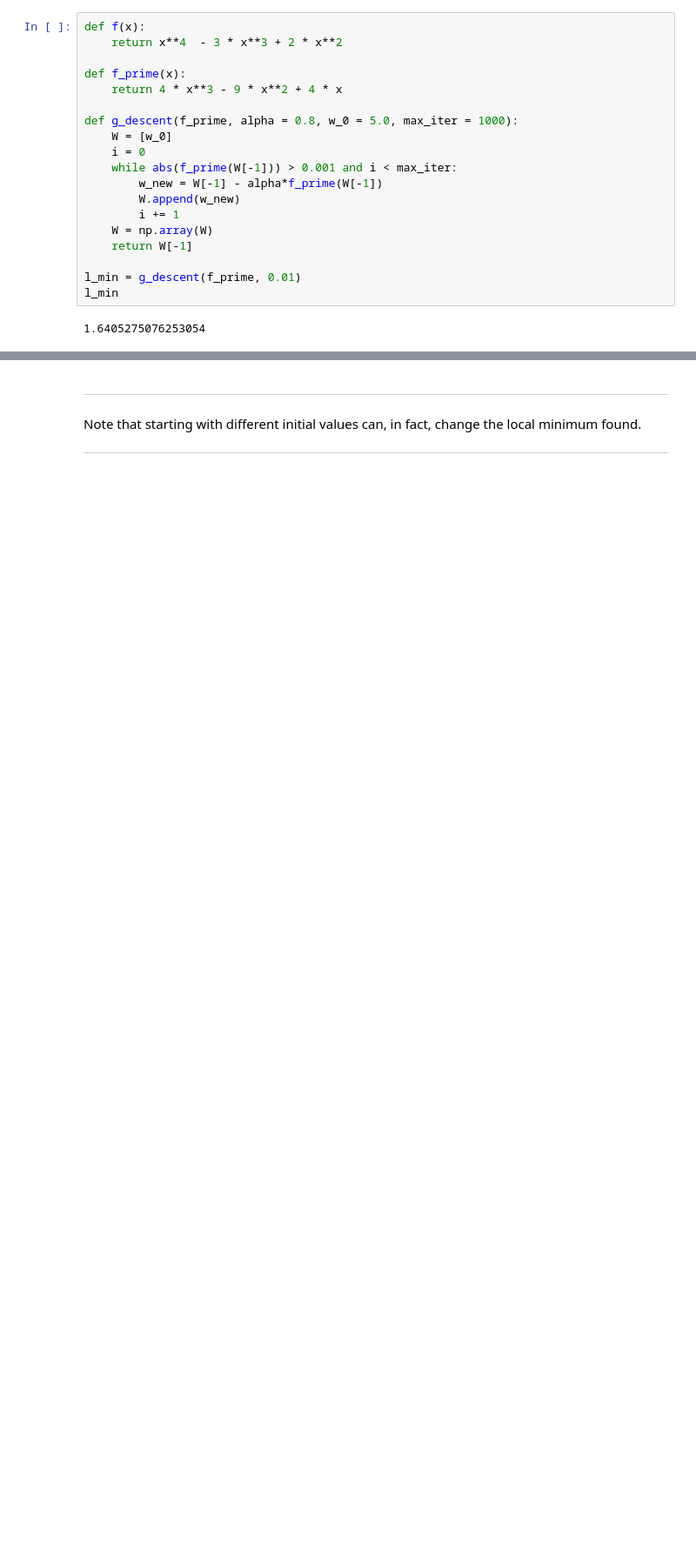
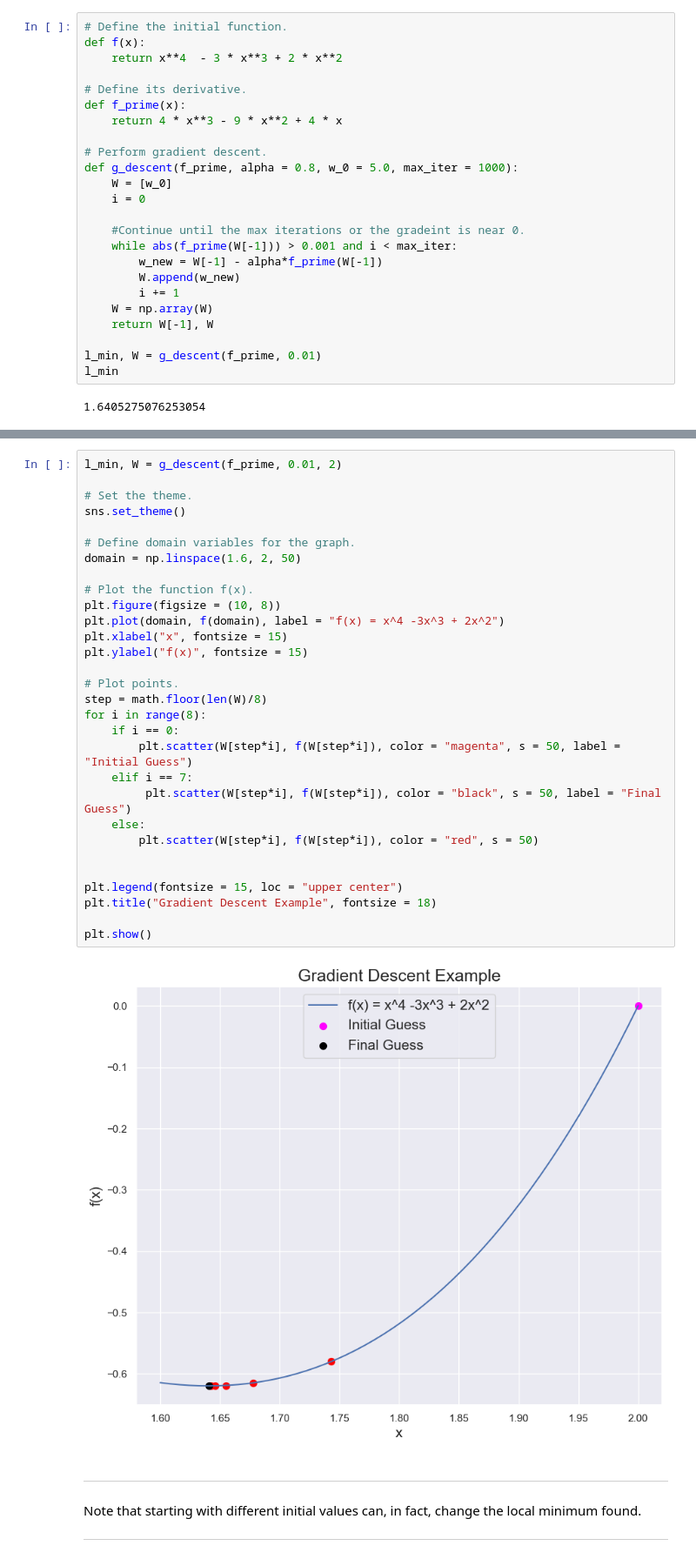
Before and after one commit to pstern17/INDE-577, a Jupyter notebook: 1. Supervised Learning/1.2. Gradient Descent/gradient_descent_linear_regression.ipynb, the cells around one changed output, grey strips where cells are left out. Shown at 87% size. Drawn from its saved outputs; the diff is of its cells as text; blank space fills up the shorter version.

Commit message:
Gradient

```diff
--- a/1. Supervised Learning/1.2. Gradient Descent/gradient_descent_linear_regression.ipynb
+++ b/1. Supervised Learning/1.2. Gradient Descent/gradient_descent_linear_regression.ipynb
@@ -59,23 +56,28 @@ import seaborn as sns
 Perform gradient descent on x^4 -3x^3 + 2x^2. Note that this function has local minima at x = 0 and x = 1.64.
 ***
 # %%
+# Define the initial function.
 def f(x):
     return x**4  - 3 * x**3 + 2 * x**2
 
+# Define its derivative.
 def f_prime(x):
     return 4 * x**3 - 9 * x**2 + 4 * x
 
+# Perform gradient descent.
 def g_descent(f_prime, alpha = 0.8, w_0 = 5.0, max_iter = 1000):
     W = [w_0]
     i = 0
+
+    #Continue until the max iterations or the gradeint is near 0.
     while abs(f_prime(W[-1])) > 0.001 and i < max_iter:
         w_new = W[-1] - alpha*f_prime(W[-1])
         W.append(w_new)
         i += 1
     W = np.array(W)
-    return W[-1]
+    return W[-1], W
 
-l_min = g_descent(f_prime, 0.01)
+l_min, W = g_descent(f_prime, 0.01)
 l_min
 # %% [output]
 1.6405275076253054
@@ -82,3 +88,35 @@ l_min
+# %%
+l_min, W = g_descent(f_prime, 0.01, 2)
+
+# Set the theme.
+sns.set_theme()
+
+# Define domain variables for the graph.
+domain = np.linspace(1.6, 2, 50)
+
+# Plot the function f(x).
+plt.figure(figsize = (10, 8))
+plt.plot(domain, f(domain), label = "f(x) = x^4 -3x^3 + 2x^2")
+plt.xlabel("x", fontsize = 15)
+plt.ylabel("f(x)", fontsize = 15)
+
+# Plot points.
+step = math.floor(len(W)/8)
+for i in range(8):
+    if i == 0:
+        plt.scatter(W[step*i], f(W[step*i]), color = "magenta", s = 50, label = "Initial Guess")
+    elif i == 7:
+         plt.scatter(W[step*i], f(W[step*i]), color = "black", s = 50, label = "Final Guess")
+    else:
+        plt.scatter(W[step*i], f(W[step*i]), color = "red", s = 50)
+
+
+plt.legend(fontsize = 15, loc = "upper center")
+plt.title("Gradient Descent Example", fontsize = 18)
+
+plt.show()
+# %% [output]
+[figure, added]
 # %% [markdown]
 ***
 Note that starting with different initial values can, in fact, change the local minimum found.
```
Also changed, not shown: parts of 5 cells of this notebook.
